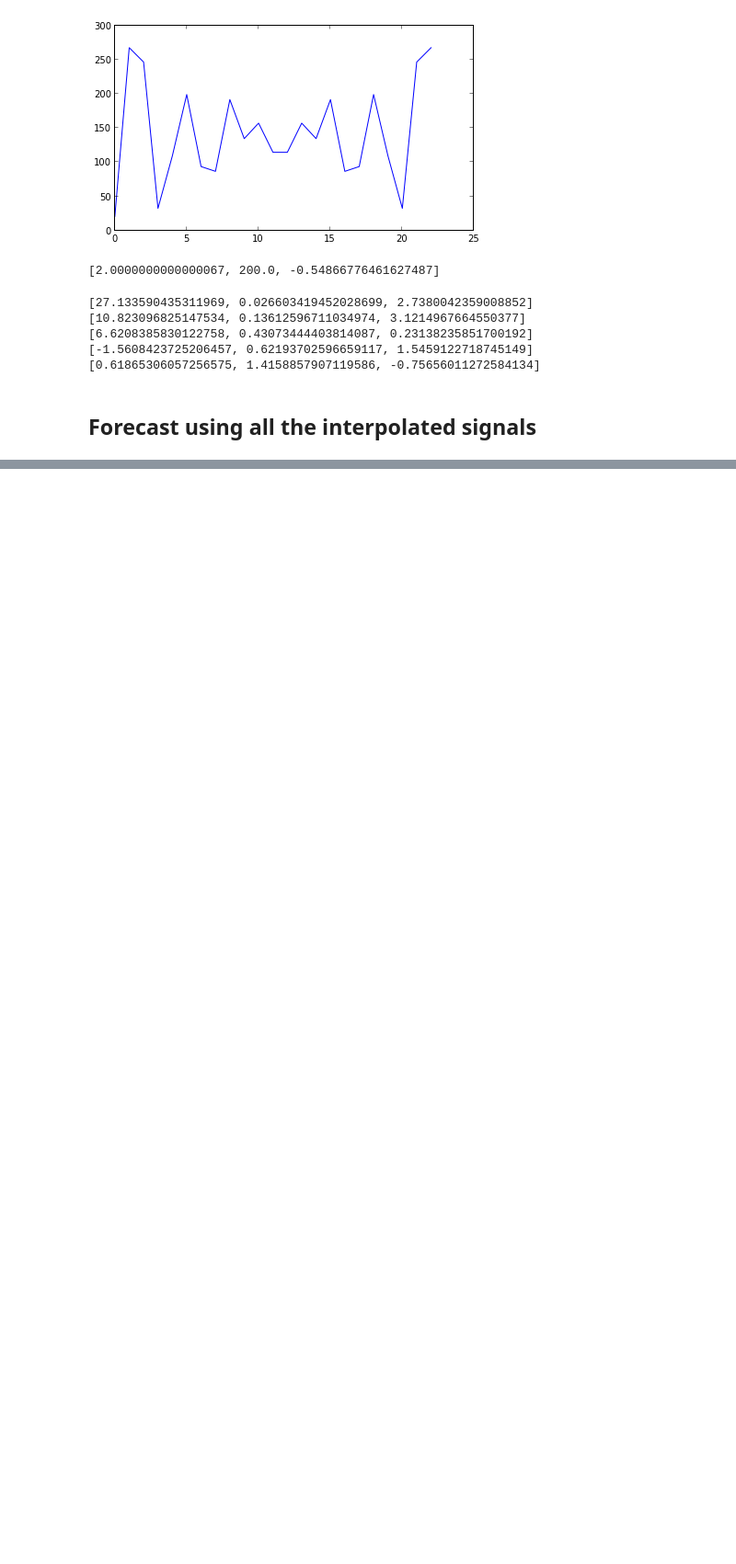
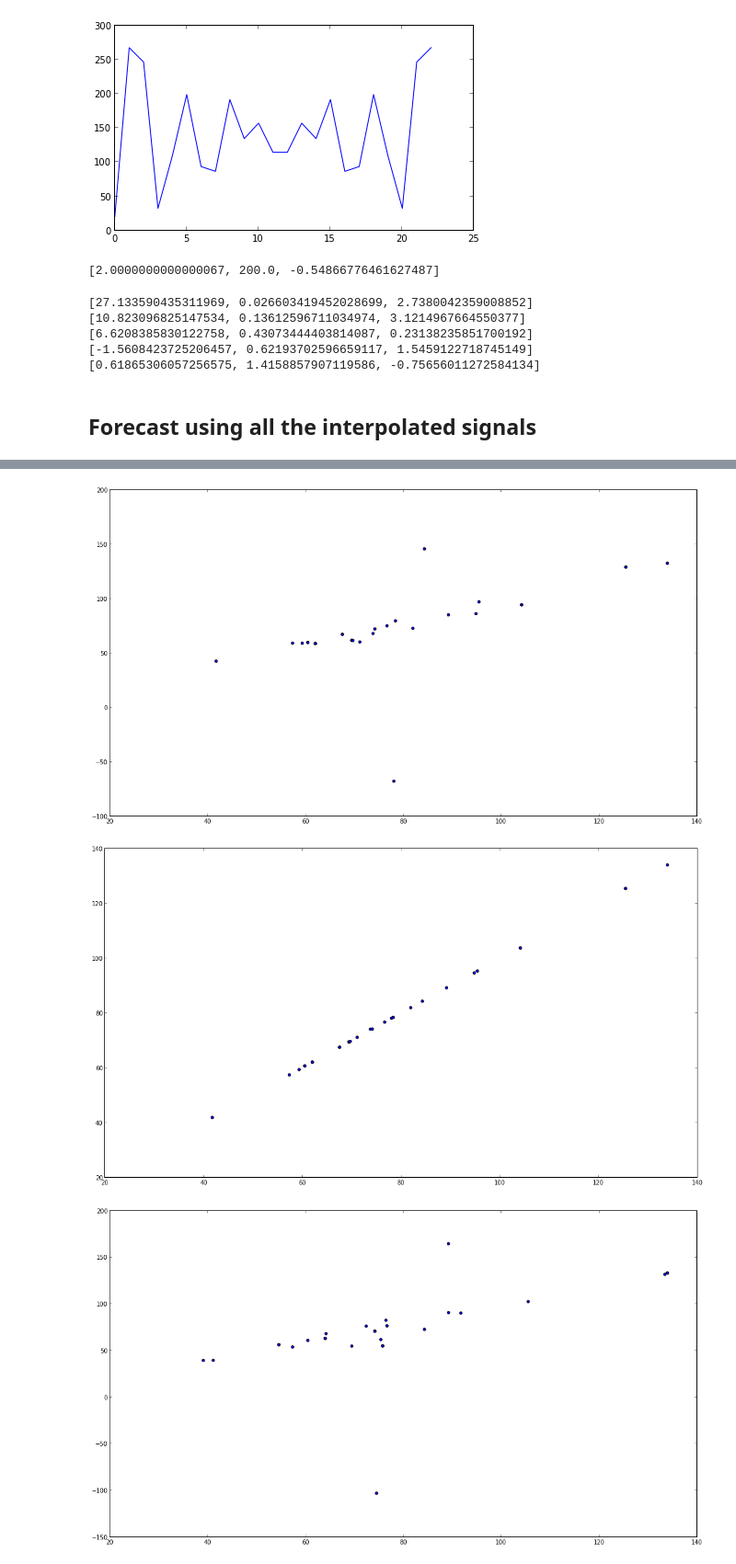
Before and after one commit to ankit-maverick/Wavelets_course_project, a Jupyter notebook: nb/Untitled0.ipynb, the cells around one changed output, grey strips where cells are left out. Shown: that part at 92% size. Saved outputs shown, nothing was run; the diff lists cells and outputs as text; code cells hidden in the pictures; blank space fills up the shorter version.

```diff
--- a/nb/Untitled0.ipynb
+++ b/nb/Untitled0.ipynb
@@ -208,0 +414,63 @@ plt.show()
+# %%
+def gen_dataset_and_compare(num_sets=30, length=280, predictMonths = 32):
+    start = np.random.randint(336 - length - 4, size=num_sets)
+    stop = start + length
+    pred1 = np.zeros(num_sets)
+    pred2 = np.zeros(num_sets)
+    pred3 = np.zeros(num_sets)
+    pred4 = np.zeros(num_sets)
+    cont1 = np.zeros(num_sets)
+    cont2 = np.zeros(num_sets)
+    cont3 = np.zeros(num_sets)
+    cont4 = np.zeros(num_sets)
+    actual1 = np.zeros(num_sets)
+    actual2 = np.zeros(num_sets)
+    actual3 = np.zeros(num_sets)
+    actual4 = np.zeros(num_sets)
+    for i in range(num_sets):
+        rbf_pred = forecast(data[start[i]:stop[i],0],'db8', predictMonths, False)
+        pred1[i] = rbf_pred[length - predictMonths]
+        pred2[i] = rbf_pred[length - predictMonths + 1]
+        pred3[i] = rbf_pred[length - predictMonths + 2]
+        pred4[i] = rbf_pred[length - predictMonths + 3]
+        cont1[i] = data[stop[i] - predictMonths, 1]
+        cont2[i] = data[stop[i] - predictMonths + 1, 2]
+        cont3[i] = data[stop[i] - predictMonths + 2, 3]
+        cont4[i] = data[stop[i] - predictMonths + 3, 4]
+        actual1[i] = data[stop[i] - predictMonths, 0]
+        actual2[i] = data[stop[i] - predictMonths + 1, 0]
+        actual3[i] = data[stop[i] - predictMonths + 2, 0]
+        actual4[i] = data[stop[i] - predictMonths + 3, 0]
+    corrc1 = pearsonr(actual1, cont1)[0]
+    corrc2 = pearsonr(actual2, cont2)[0]
+    corrc3 = pearsonr(actual3, cont3)[0]
+    corrc4 = pearsonr(actual4, cont4)[0]
+    corrp1 = pearsonr(actual1, pred1)[0]
+    corrp2 = pearsonr(actual2, pred2)[0]
+    corrp3 = pearsonr(actual3, pred3)[0]
+    corrp4 = pearsonr(actual4, pred4)[0]
+
+    print corrc1, corrp1, corrc2, corrp2, corrc3, corrp3, corrc4, corrp4
+
+    plt.scatter(actual1, pred1)
+    plt.show()
+    plt.scatter(actual1, cont1)
+    plt.show()
+
+    plt.scatter(actual2, pred2)
+    plt.show()
+    plt.scatter(actual2, cont2)
+    plt.show()
+
+    plt.scatter(actual3, pred3)
+    plt.show()
+    plt.scatter(actual3, cont3)
+    plt.show()
+
+    plt.scatter(actual4, pred4)
+    plt.show()
+    plt.scatter(actual4, cont4)
+    plt.show()
+
+gen_dataset_and_compare()
+# %% [output]
@@ -208,0 +494,3 @@ plt.show()
+[figure, added]
+[figure, added]
+[figure, added]
```
Also changed, not shown: parts of 5 cells of this notebook.
